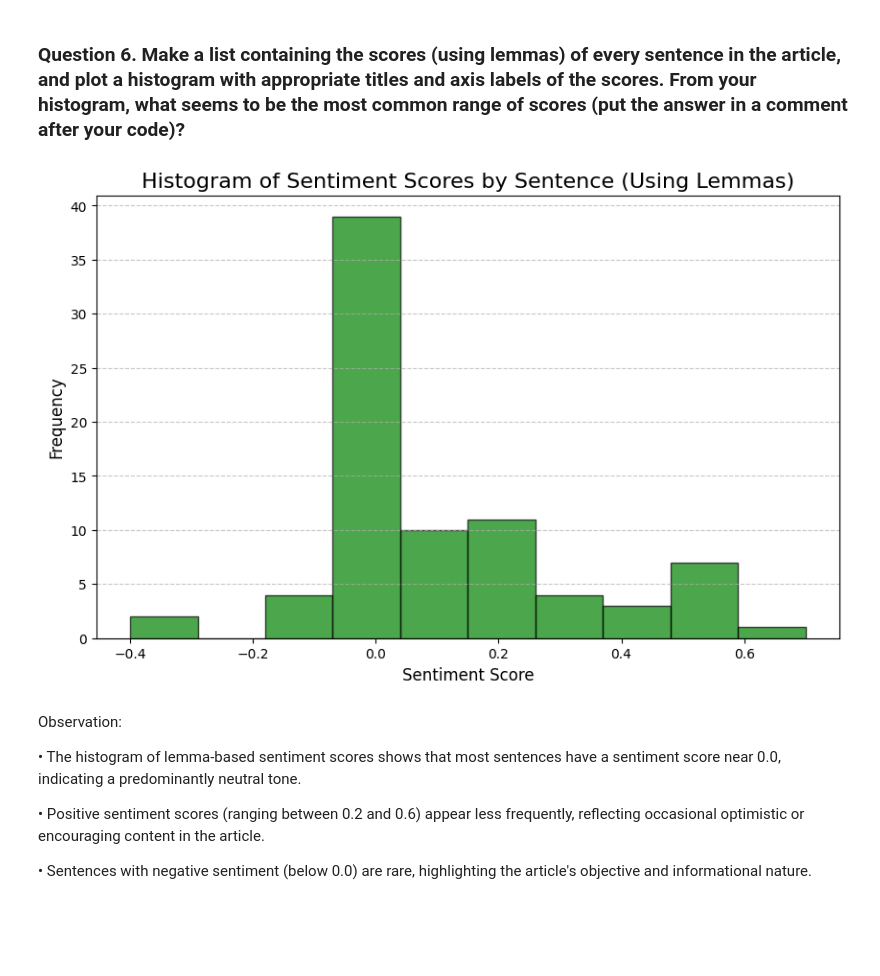
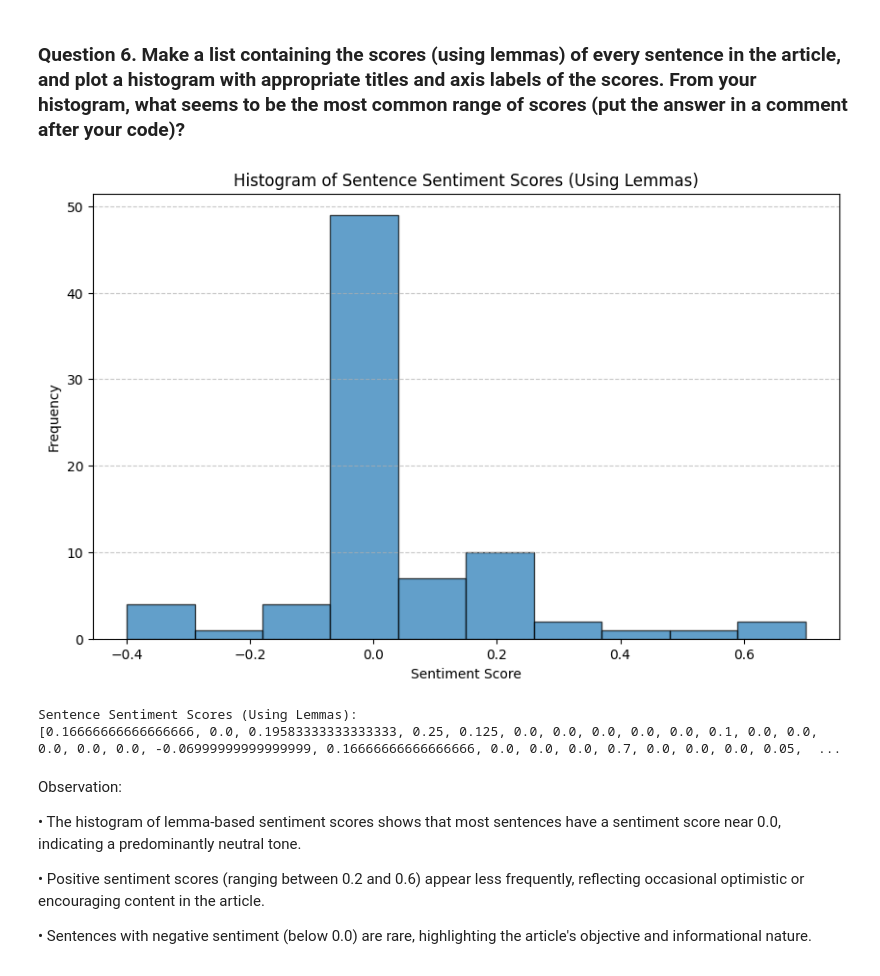
Before and after one commit to albertokabore/Albert_Final_Module_7_article-summarizer, a Jupyter notebook: article-summarizer.ipynb, the cells around one changed output. Cells and saved outputs as stored; diff of their text form; code cells hidden in the pictures; blank space fills up the shorter version.

```diff
--- a/article-summarizer.ipynb
+++ b/article-summarizer.ipynb
@@ -240,21 +280,33 @@ Observation:
 # %% [markdown]
 ### Question 6. Make a list containing the scores (using lemmas) of every sentence in the article, and plot a histogram with appropriate titles and axis labels of the scores.  From your histogram, what seems to be the most common range of scores (put the answer in a comment after your code)?
 # %%
+# Create a list of sentiment scores using lemmas for each sentence
+sentence_lemma_scores = []
+for sent in doc.sents:
+    lemmas = [token.lemma_.lower() for token in sent if not token.is_stop and not token.is_punct]
+    lemma_doc = nlp(" ".join(lemmas))
+    sentence_lemma_scores.append(lemma_doc._.blob.polarity)
 
-
-#  Plot a histogram of the scores
+# Plot a histogram of the sentiment scores using lemmas
 plt.figure(figsize=(10, 6))
-plt.hist(sentence_scores, bins=10, color='green', edgecolor='black', alpha=0.7)
-plt.title('Histogram of Sentiment Scores by Sentence (Using Lemmas)', fontsize=16)
-plt.xlabel('Sentiment Score', fontsize=12)
-plt.ylabel('Frequency', fontsize=12)
+plt.hist(sentence_lemma_scores, bins=10, edgecolor='black', alpha=0.7)
+plt.title('Histogram of Sentence Sentiment Scores (Using Lemmas)')
+plt.xlabel('Sentiment Score')
+plt.ylabel('Frequency')
 plt.grid(axis='y', linestyle='--', alpha=0.7)
 plt.show()
 
-# Comment: From the histogram, the most common range of scores appears to be around 0.0,
-# indicating that most sentences in the article are neutral in sentiment.
+# Print the sentiment scores (optional)
+print("Sentence Sentiment Scores (Using Lemmas):")
+print(sentence_lemma_scores)
+
+# Comment on the most common range of scores
+# Based on the histogram, the most common range of scores appears to be around 0 (neutral),
+# indicating the article's tone is largely factual and unbiased.
 # %% [output]
-[figure, old version]
+[figure, new version]
+Sentence Sentiment Scores (Using Lemmas):
+[0.16666666666666666, 0.0, 0.19583333333333333, 0.25, 0.125, 0.0, 0.0, 0.0, 0.0, 0.0, 0.1, 0.0, 0.0, 0.0, 0.0, 0.0, -0.06999999999999999, 0.16666666666666666, 0.0, 0.0, 0.0, 0.7, 0.0, 0.0, 0.0, 0.05,  ...
 # %% [markdown]
 Observation:
 
```
Also changed, not shown: parts of 9 cells of this notebook, 2 other files.
